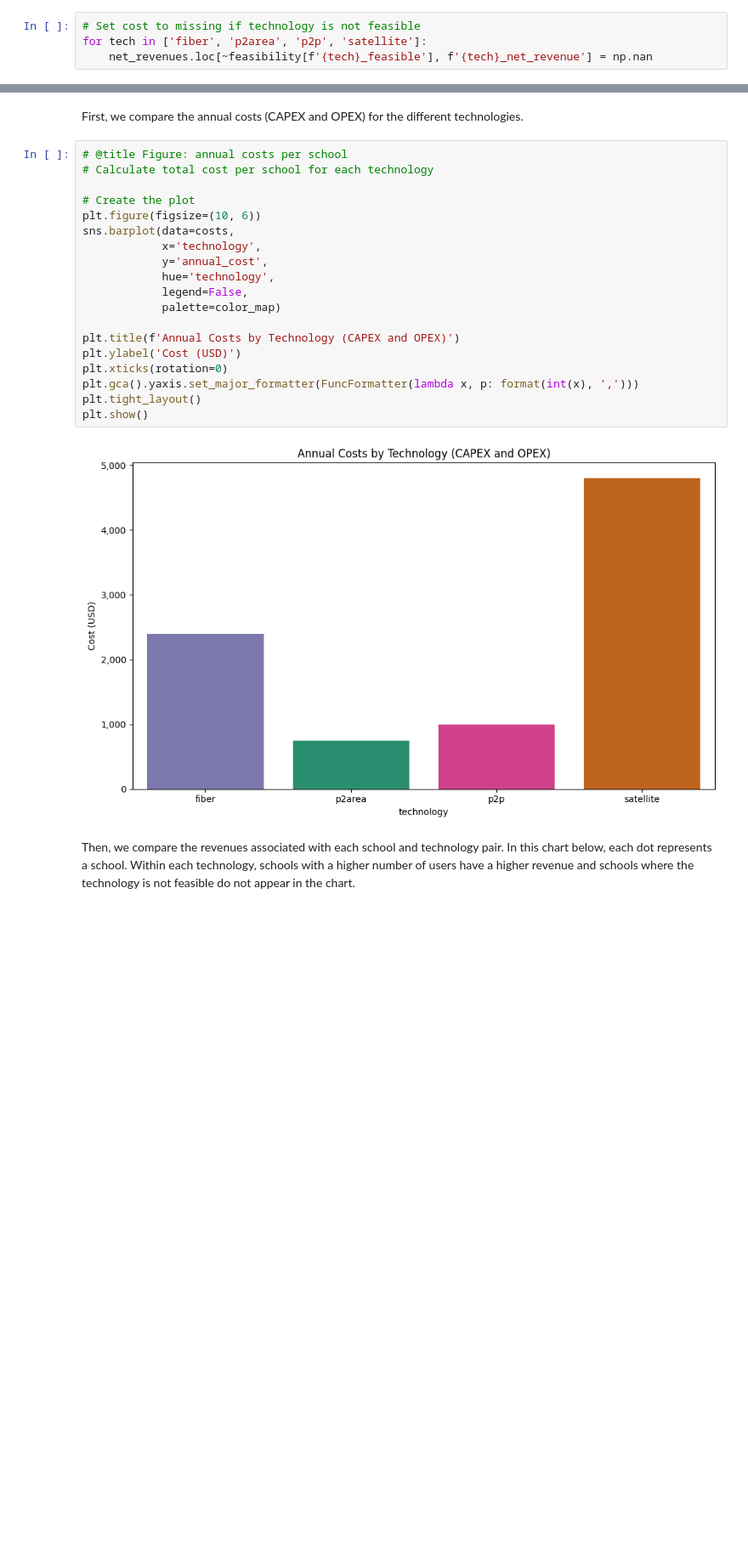
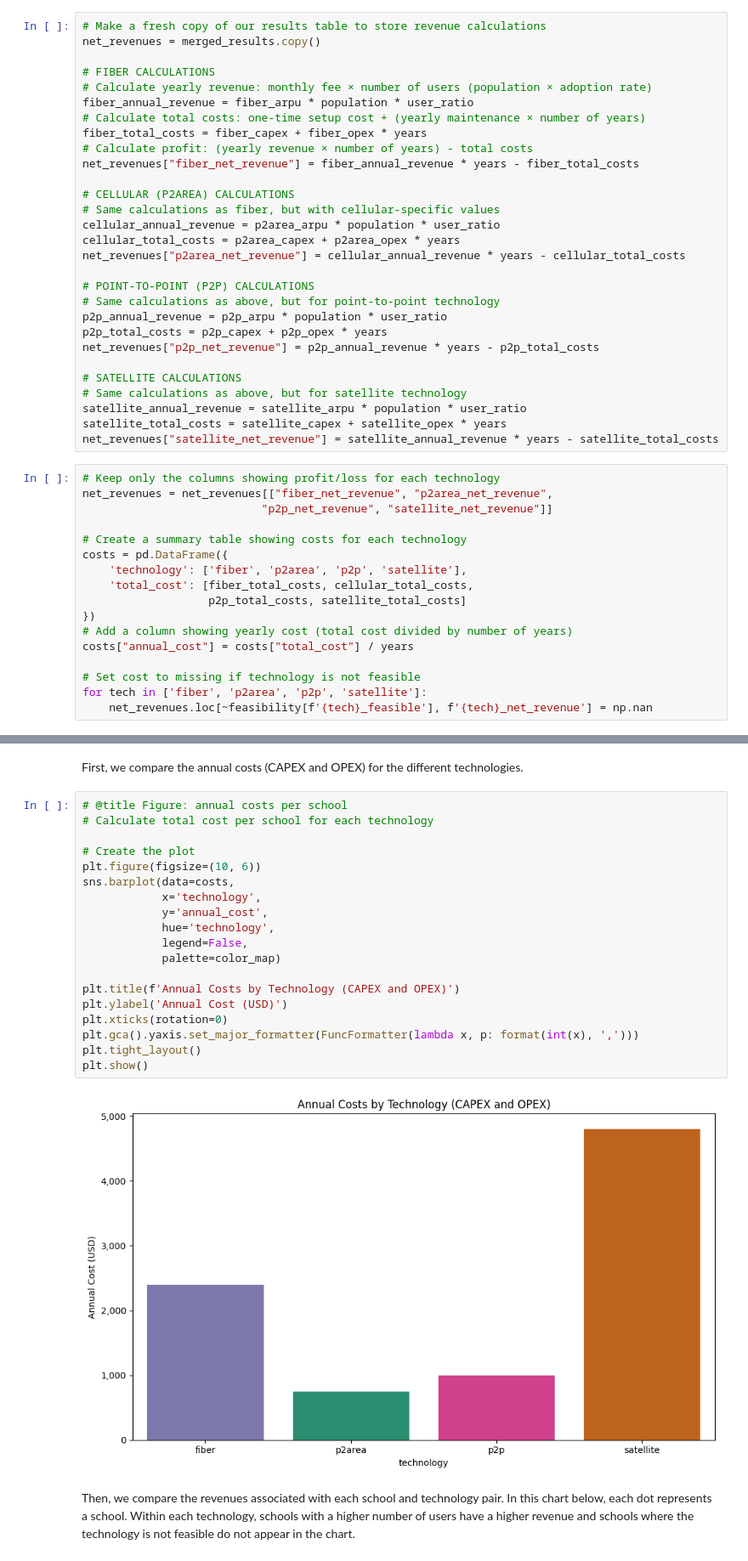
Before and after one commit to FNS-Division/GIGA-mapping-training, a Jupyter notebook: cost_modelling.ipynb, the cells around one changed output, grey strips where cells are left out. Shown at 85% size. Drawn from its saved outputs; the diff is of its cells as text; blank space fills up the shorter version.

```diff
--- a/cost_modelling.ipynb
+++ b/cost_modelling.ipynb
@@ -352,4 +367,46 @@ costs["annual_cost"] = costs["total_cost"] / years
+# %%
+# Make a fresh copy of our results table to store revenue calculations
+net_revenues = merged_results.copy()
+
+# FIBER CALCULATIONS
+# Calculate yearly revenue: monthly fee × number of users (population × adoption rate)
+fiber_annual_revenue = fiber_arpu * population * user_ratio
+# Calculate total costs: one-time setup cost + (yearly maintenance × number of years)
+fiber_total_costs = fiber_capex + fiber_opex * years
+# Calculate profit: (yearly revenue × number of years) - total costs
+net_revenues["fiber_net_revenue"] = fiber_annual_revenue * years - fiber_total_costs
+
+# CELLULAR (P2AREA) CALCULATIONS
+# Same calculations as fiber, but with cellular-specific values
+cellular_annual_revenue = p2area_arpu * population * user_ratio
+cellular_total_costs = p2area_capex + p2area_opex * years
+net_revenues["p2area_net_revenue"] = cellular_annual_revenue * years - cellular_total_costs
+
+# POINT-TO-POINT (P2P) CALCULATIONS
+# Same calculations as above, but for point-to-point technology
+p2p_annual_revenue = p2p_arpu * population * user_ratio
+p2p_total_costs = p2p_capex + p2p_opex * years
+net_revenues["p2p_net_revenue"] = p2p_annual_revenue * years - p2p_total_costs
+
+# SATELLITE CALCULATIONS
+# Same calculations as above, but for satellite technology
+satellite_annual_revenue = satellite_arpu * population * user_ratio
+satellite_total_costs = satellite_capex + satellite_opex * years
+net_revenues["satellite_net_revenue"] = satellite_annual_revenue * years - satellite_total_costs
 # %%
+# Keep only the columns showing profit/loss for each technology
+net_revenues = net_revenues[["fiber_net_revenue", "p2area_net_revenue",
+                           "p2p_net_revenue", "satellite_net_revenue"]]
+
+# Create a summary table showing costs for each technology
+costs = pd.DataFrame({
+    'technology': ['fiber', 'p2area', 'p2p', 'satellite'],
+    'total_cost': [fiber_total_costs, cellular_total_costs,
+                   p2p_total_costs, satellite_total_costs]
+})
+# Add a column showing yearly cost (total cost divided by number of years)
+costs["annual_cost"] = costs["total_cost"] / years
+
 # Set cost to missing if technology is not feasible
 for tech in ['fiber', 'p2area', 'p2p', 'satellite']:
     net_revenues.loc[~feasibility[f'{tech}_feasible'], f'{tech}_net_revenue'] = np.nan
@@ -364,24 +424,24 @@ First, we compare the annual costs (CAPEX and OPEX) for the different technologi
 # %%
 # @title Figure: annual costs per school
 # Calculate total cost per school for each technology
 
 # Create the plot
 plt.figure(figsize=(10, 6))
 sns.barplot(data=costs,
             x='technology',
             y='annual_cost',
             hue='technology',
             legend=False,
             palette=color_map)
 
 plt.title(f'Annual Costs by Technology (CAPEX and OPEX)')
-plt.ylabel('Cost (USD)')
+plt.ylabel('Annual Cost (USD)')
 plt.xticks(rotation=0)
 plt.gca().yaxis.set_major_formatter(FuncFormatter(lambda x, p: format(int(x), ',')))
 plt.tight_layout()
 plt.show()
 # %% [output]
-[figure, old version]
+[figure, new version]
 # %% [markdown]
 Then, we compare the revenues associated with each school and technology pair. In this chart below, each dot represents a school. Within each technology, schools with a higher number of users have a higher revenue and schools where the technology is not feasible do not appear in the chart.
 # %%
```
Also changed, not shown: parts of 24 cells of this notebook.
